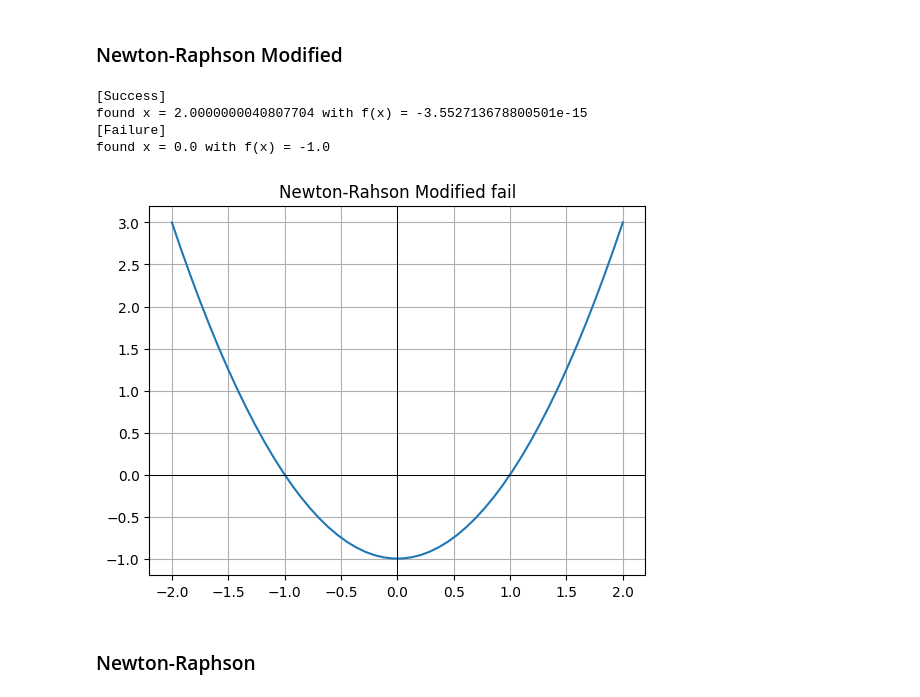
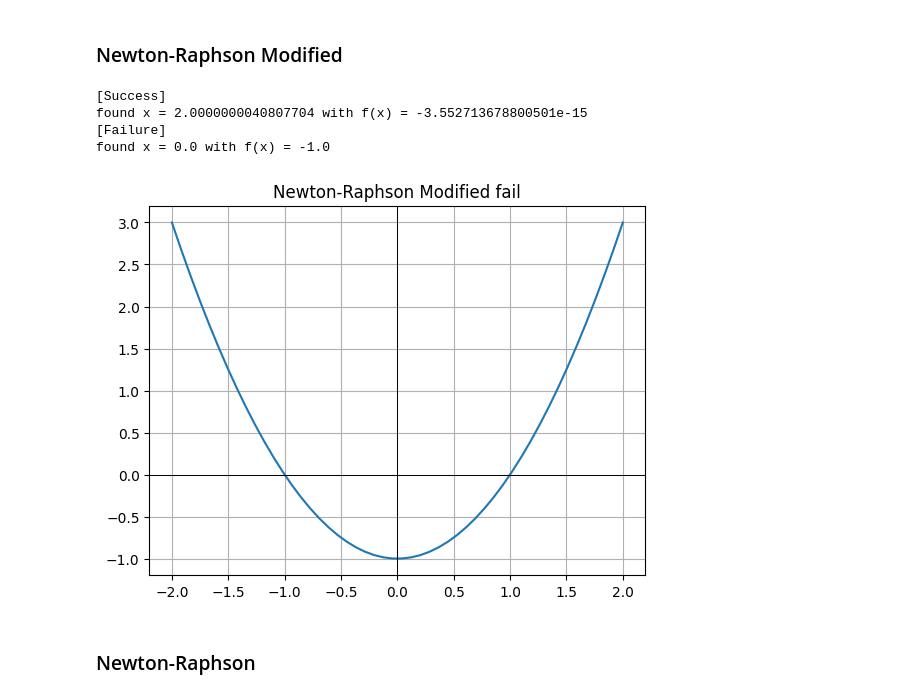
Before and after one commit to mbianchif/Modelacion-Numerica, a Jupyter notebook: tp1/report.ipynb, the cells around one changed output. Saved outputs shown, nothing was run; the diff lists cells and outputs as text; code cells hidden in the pictures.

```diff
--- a/tp1/report.ipynb
+++ b/tp1/report.ipynb
@@ -68,19 +68,22 @@ def error(table):
 from math import sin, cos
 
 f   = lambda x: 0.2 * (x - 1) ** 2 + sin(x - 1)
-df  = lambda x: 0.2 * (5 * cos(x - 1) + 2 * x - 2)
-d2f = lambda x: 0.2 * (-5 * sin(x - 1) + 2)
+df  = lambda x: 0.4 * (x - 1) + cos(x - 1)
+d2f = lambda x: 0.4 - sin(x - 1)
 
-bis = bisection(f, -1, 5, 10e-3)
+bis = bisection(f, -1, 4, 10e-3)
 fip = fixed_point(f, 7.1, 10e-8)
 n_r = newton_raphson(f, df, 7, 10e-9)
 nrm = newton_raphson_modified(f, df, d2f, 8, 10e-9)
-sec = secant(f, 2, 5, 10e-6)
+sec = secant(f, 2, -4, 10e-10)
 
-min_len = min([len(bis), len(fip), len(n_r), len(nrm), len(sec)])
+iters = [len(bis), len(fip), len(n_r), len(nrm), len(sec)]
+min_iter = min(iters)
 
-bis = bis[len(bis) - min_len:]
-fip = fip[len(fip) - min_len:]
-n_r = n_r[len(n_r) - min_len:]
-nrm = nrm[len(nrm) - min_len:]
-sec = sec[len(sec) - min_len:]
+bis = bis[len(bis) - min_iter:]
+fip = fip[len(fip) - min_iter:]
+n_r = n_r[len(n_r) - min_iter:]
+nrm = nrm[len(nrm) - min_iter:]
+sec = sec[len(sec) - min_iter:]
+
+iters
@@ -235,36 +241,36 @@ def df(x):
 
 def d2f(x):
     return 6 * x - 18
 
 print("[Success]")
 table = newton_raphson_modified(f, df, d2f, 1.5, 10e-4)
 log_root(table)
 
 def f(x):
     return x ** 2 - 1
 
 def df(x):
     return 2 * x
 
 def d2f(_):
     return 2
 
 print("[Failure]")
 # Se tomó el intervalo [-2, 2]
 table = newton_raphson_modified(f, df, d2f, 0, 10e-5)
 log_root(table)
 
-# Elegímos una functión tal que f(0) != 0, f'(0) = 0 y f''(0) != 0 tal que
+# Elegímos una función tal que f(0) != 0, f'(0) = 0 y f''(0) != 0, donde
 # se anule el segundo termino de g quedando que xn+1 = xn - 0. Por lo que
 # el método se estanca y no progresa.
 
-plot(-2, 2, f, "Newton-Rahson Modified fail")
+plot(-2, 2, f, "Newton-Raphson Modified fail")
 # %% [output]
 [Success]
 found x = 2.0000000040807704 with f(x) = -3.552713678800501e-15
 [Failure]
 found x = 0.0 with f(x) = -1.0
-[figure, old version]
+[figure, new version]
 # %% [markdown]
 ### Newton-Raphson
 # %%
```
Also changed, not shown: parts of 8 cells of this notebook, 5 other files.
